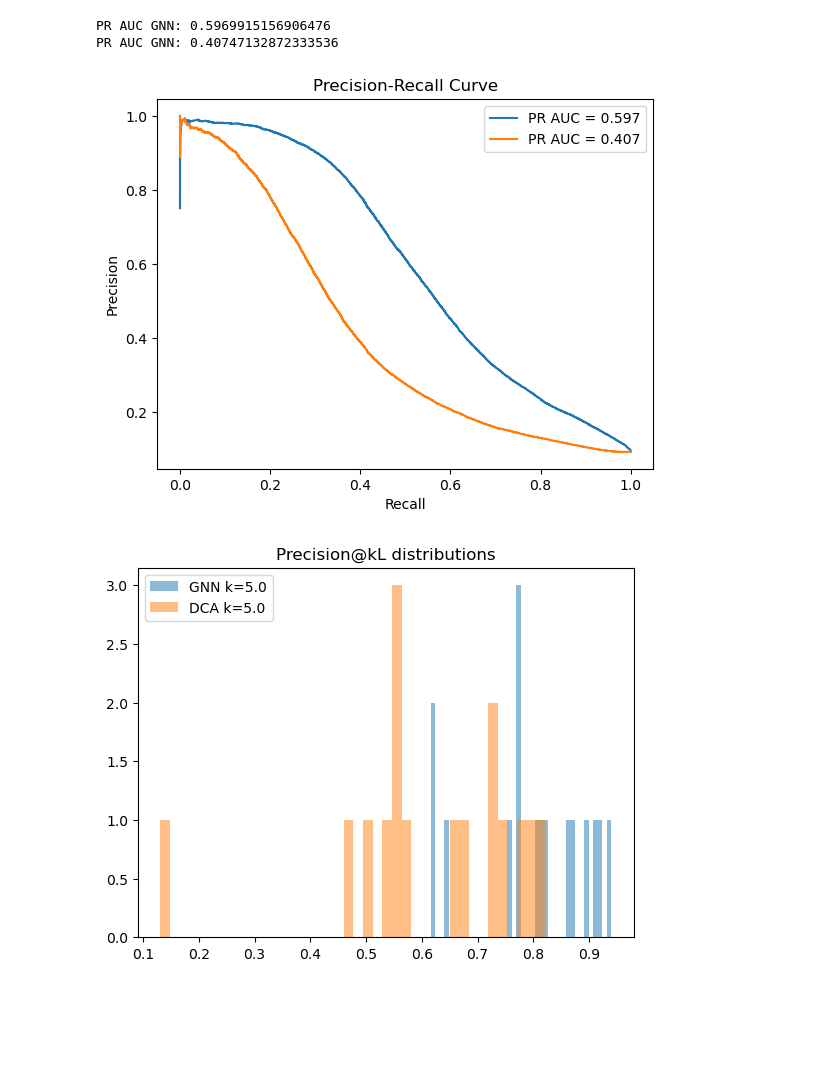
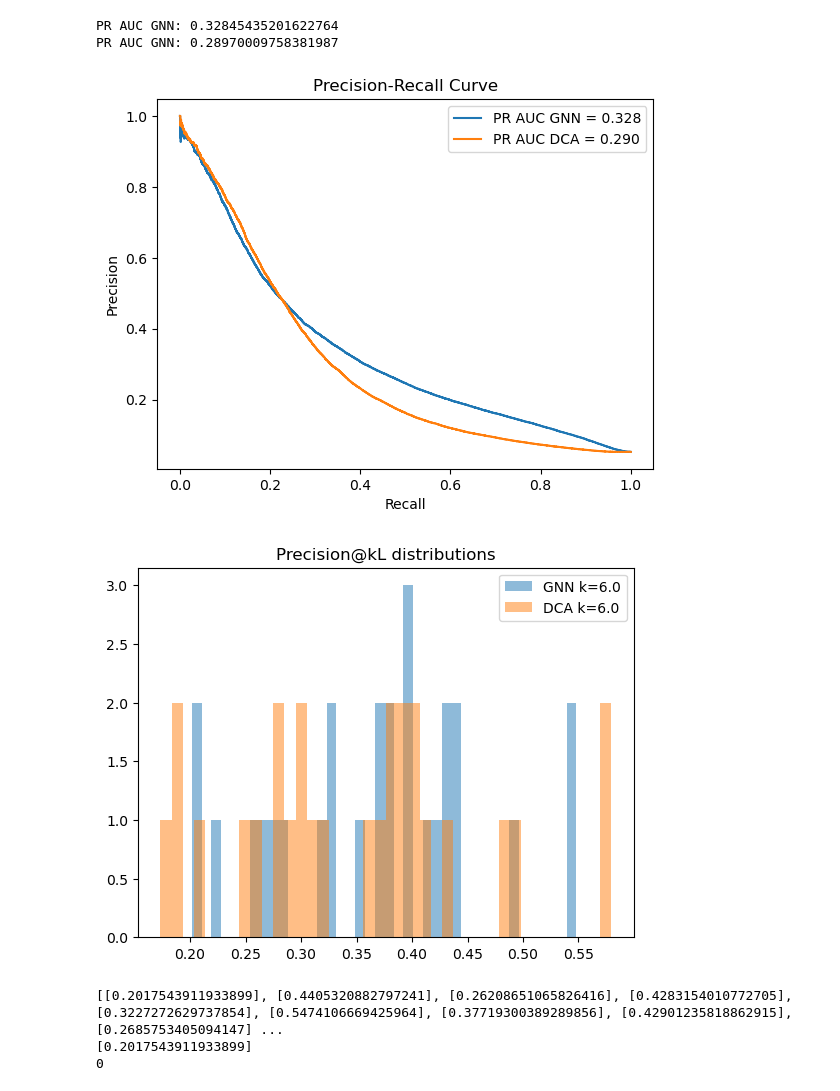
Before and after one commit to Fabiog17/Internship, a Jupyter notebook: GNN_contacts.ipynb, the cells around one changed output. Drawn from its saved outputs; the diff is of its cells as text; code cells hidden in the pictures; blank space fills up the shorter version.

Commit message:
Removed the triangular mask for the loss evaluation

```diff
--- a/GNN_contacts.ipynb
+++ b/GNN_contacts.ipynb
@@ -18,7 +18,7 @@ import numpy as np
 import torch
 from torch_geometric.data import Data
 
-def build_graph_contact(sequence, score_map, distance_map=None,contact_cutoff=8.0, sep_min=0):
+def build_graph_contact(sequence, score_map, distance_map=None,contact_cutoff=8.0, sep_min=5):
 
     N = len(sequence)
 
@@ -255,7 +255,7 @@ def compute_pos_weight(loader, device):
         batch = batch.to(device)
 
         y = batch.y.squeeze(-1)
-        mask = batch.edge_mask & batch.pair_mask
+        mask = batch.edge_mask #& batch.pair_mask
 
         y = y[mask]
 
@@ -279,7 +279,7 @@ def average_loss(model, loader, loss_fn, device):
             pred_logits = pred_logits.squeeze(-1)
             true_contacts = batch.y.squeeze(-1)
 
-            mask = batch.edge_mask & batch.pair_mask
+            mask = batch.edge_mask #& batch.pair_mask
 
             loss = loss_fn(pred_logits[mask], true_contacts[mask])
 
@@ -303,7 +303,7 @@ optimizer = torch.optim.Adam(model.parameters(), lr=0.01)
 train_losses = []
 val_losses = []
 
-for epoch in range(300):
+for epoch in range(200):
 
     model.train()
 
@@ -317,7 +317,7 @@ for epoch in range(300):
         pred_logits = pred_logits.squeeze(-1)
         true_contacts = batch.y.squeeze(-1)
 
-        mask = batch.edge_mask & batch.pair_mask
+        mask = batch.edge_mask #& batch.pair_mask
 
         loss = loss_fn(pred_logits[mask], true_contacts[mask])
 
@@ -480,8 +480,8 @@ print("PR AUC GNN:", pr_auc_dca)
 
 
 plt.figure()
-plt.plot(recall, precision, label=f"PR AUC = {pr_auc:.3f}")
-plt.plot(recall_dca, precision_dca, label=f"PR AUC = {pr_auc_dca:.3f}")
+plt.plot(recall, precision, label=f"PR AUC GNN = {pr_auc:.3f}")
+plt.plot(recall_dca, precision_dca, label=f"PR AUC DCA = {pr_auc_dca:.3f}")
 plt.xlabel("Recall")
 plt.ylabel("Precision")
 plt.title("Precision-Recall Curve")
@@ -489,9 +489,9 @@ plt.legend()
 
 plt.show()
 # %% [output]
-PR AUC GNN: 0.5969915156906476
-PR AUC GNN: 0.40747132872333536
+PR AUC GNN: 0.32845435201622764
+PR AUC GNN: 0.28970009758381987
-[figure, old version]
+[figure, new version]
 # %%
 #We want the precision for each graph to see the distribution
 def precision_at_kL_per_graph(batch, pred_logits, k):
@@ -566,28 +566,43 @@ def precision_at_kL_dca_per_graph(batch, k):
 
     return precisions
 # %%
-k_values = [5.0]
+k_values = [6.0]
 
 results = {k: [] for k in k_values}
 results_dca = {k: [] for k in k_values}
 
 with torch.no_grad():
     for batch in test_loader:
         batch = batch.to(device)
         _, pred_logits = model(batch)
 
         for k in k_values:
             vals= precision_at_kL_per_graph(batch, pred_logits, k)
             vals_dca= precision_at_kL_dca_per_graph(batch, k)
             results[k].extend(vals)
             results_dca[k].extend(vals_dca)
 
 for k in k_values:
     plt.hist(results[k], bins=40, alpha=0.5, label=f"GNN k={k}")
     plt.hist(results_dca[k], bins=40, alpha=0.5, label=f"DCA k={k}")
 
 plt.legend()
 plt.title("Precision@kL distributions")
 plt.show()
 # %% [output]
-[figure, old version]
+[figure, new version]
+# %%
+k=6.0
+precision=[]
+for batch in test_loader:
+        batch = batch.to(device)
+        _, pred_logits = model(batch)
+        vals= precision_at_kL_per_graph(batch, pred_logits, k)
+        precision.append(vals)
+print(precision)
+print(min(precision))
+print(precision.index(min(precision)))
+# %% [output]
+[[0.2017543911933899], [0.4405320882797241], [0.26208651065826416], [0.4283154010772705], [0.3227272629737854], [0.5474106669425964], [0.37719300389289856], [0.42901235818862915], [0.2685753405094147] ...
+[0.2017543911933899]
+0
```
Also changed, not shown: parts of 8 cells of this notebook, 3 other files.
